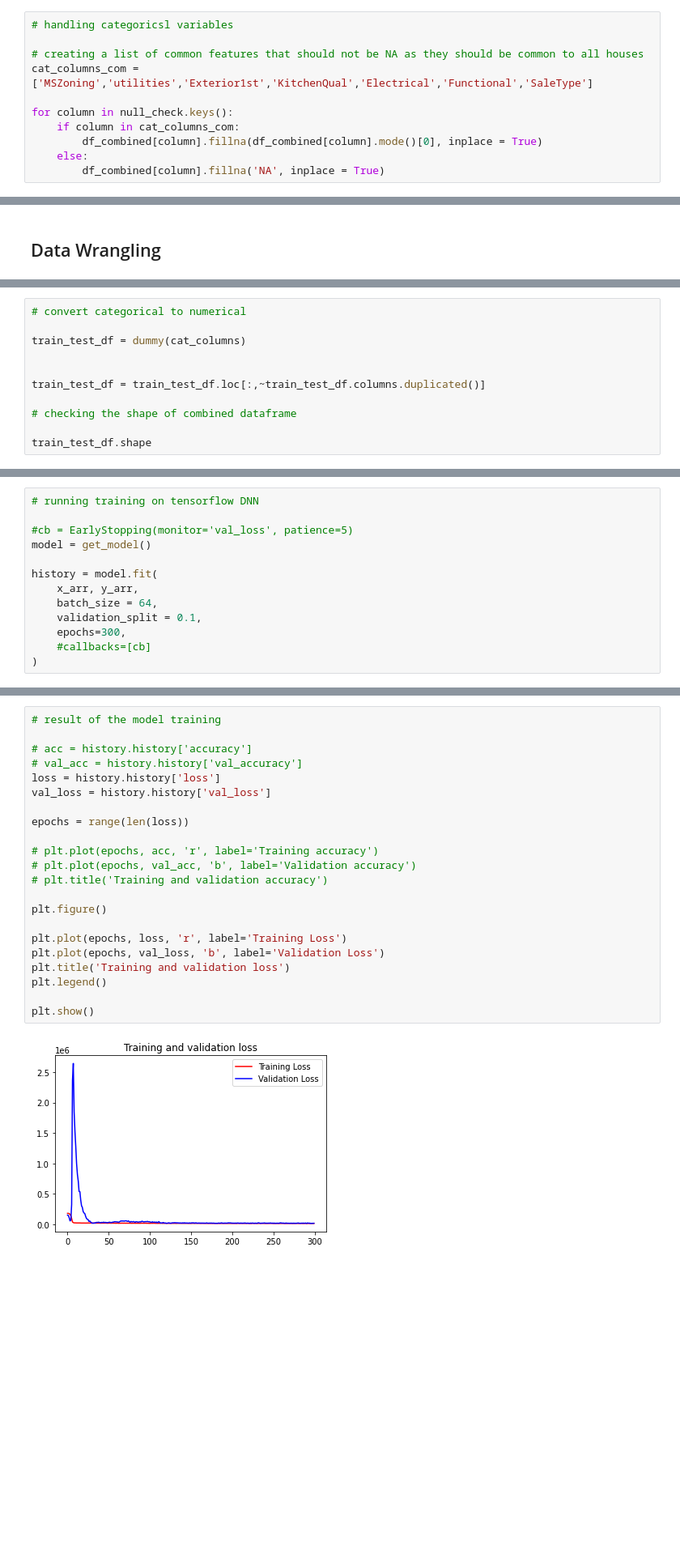
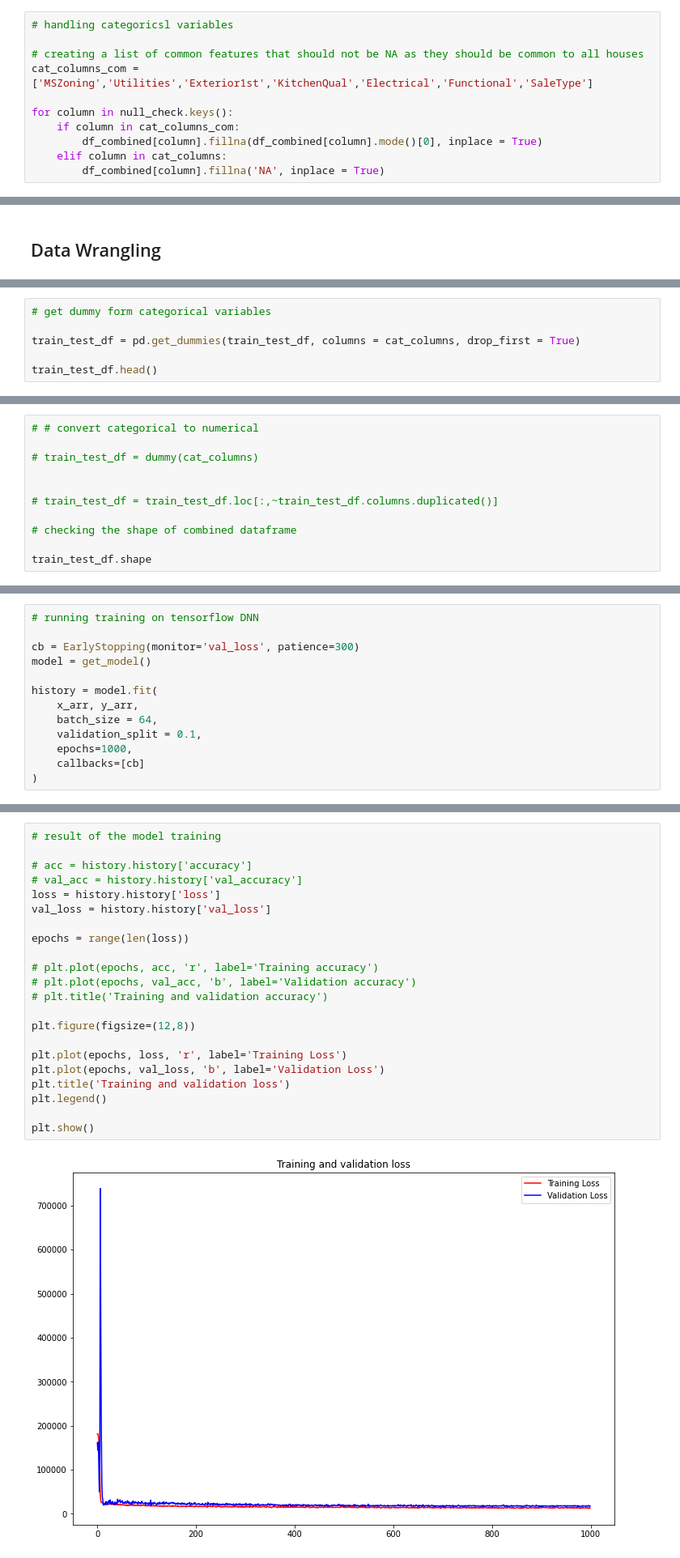
Before and after one commit to galib96/housing-price-prediction-regression, a Jupyter notebook: Housing Price Prediction Kaggle data set.ipynb, the cells around one changed output, grey strips where cells are left out. Shown at 81% size. Drawn from its saved outputs; the diff is of its cells as text; blank space fills up the shorter version.

```diff
--- a/Housing Price Prediction Kaggle data set.ipynb
+++ b/Housing Price Prediction Kaggle data set.ipynb
@@ -156,10 +156,10 @@ for column in quant_columns:
 # handling categoricsl variables
 
 # creating a list of common features that should not be NA as they should be common to all houses
-cat_columns_com = ['MSZoning','utilities','Exterior1st','KitchenQual','Electrical','Functional','SaleType']
+cat_columns_com = ['MSZoning','Utilities','Exterior1st','KitchenQual','Electrical','Functional','SaleType']
 
 for column in null_check.keys():
     if column in cat_columns_com:
         df_combined[column].fillna(df_combined[column].mode()[0], inplace = True)
-    else:
+    elif column in cat_columns:
         df_combined[column].fillna('NA', inplace = True)
@@ -314,0 +329,6 @@ train_test_df.shape
+# %%
+# get dummy form categorical variables
+
+train_test_df = pd.get_dummies(train_test_df, columns = cat_columns, drop_first = True)
+
+train_test_df.head()
@@ -336,10 +364,10 @@ def dummy(columns):
 # %%
-# convert categorical to numerical
+# # convert categorical to numerical
 
-train_test_df = dummy(cat_columns)
+# train_test_df = dummy(cat_columns)
 
 
-train_test_df = train_test_df.loc[:,~train_test_df.columns.duplicated()]
+# train_test_df = train_test_df.loc[:,~train_test_df.columns.duplicated()]
 
 # checking the shape of combined dataframe
 
@@ -497,14 +508,14 @@ _________________________________________________________________
 # %%
 # running training on tensorflow DNN
 
-#cb = EarlyStopping(monitor='val_loss', patience=5)
+cb = EarlyStopping(monitor='val_loss', patience=300)
 model = get_model()
 
 history = model.fit(
     x_arr, y_arr,
     batch_size = 64,
     validation_split = 0.1,
-    epochs=300,
-    #callbacks=[cb]
+    epochs=1000,
+    callbacks=[cb]
 )
 # %% [output]
@@ -528,27 +539,27 @@ Epoch 300/300
 # %%
 # result of the model training
 
 # acc = history.history['accuracy']
 # val_acc = history.history['val_accuracy']
 loss = history.history['loss']
 val_loss = history.history['val_loss']
 
 epochs = range(len(loss))
 
 # plt.plot(epochs, acc, 'r', label='Training accuracy')
 # plt.plot(epochs, val_acc, 'b', label='Validation accuracy')
 # plt.title('Training and validation accuracy')
 
-plt.figure()
+plt.figure(figsize=(12,8))
 
 plt.plot(epochs, loss, 'r', label='Training Loss')
 plt.plot(epochs, val_loss, 'b', label='Validation Loss')
 plt.title('Training and validation loss')
 plt.legend()
 
 plt.show()
 # %% [output]
-[figure, old version]
+[figure, new version]
 # %%
 value_pred = model.predict(df_test.values)
 # %%
```
Also changed, not shown: parts of 21 cells of this notebook.
